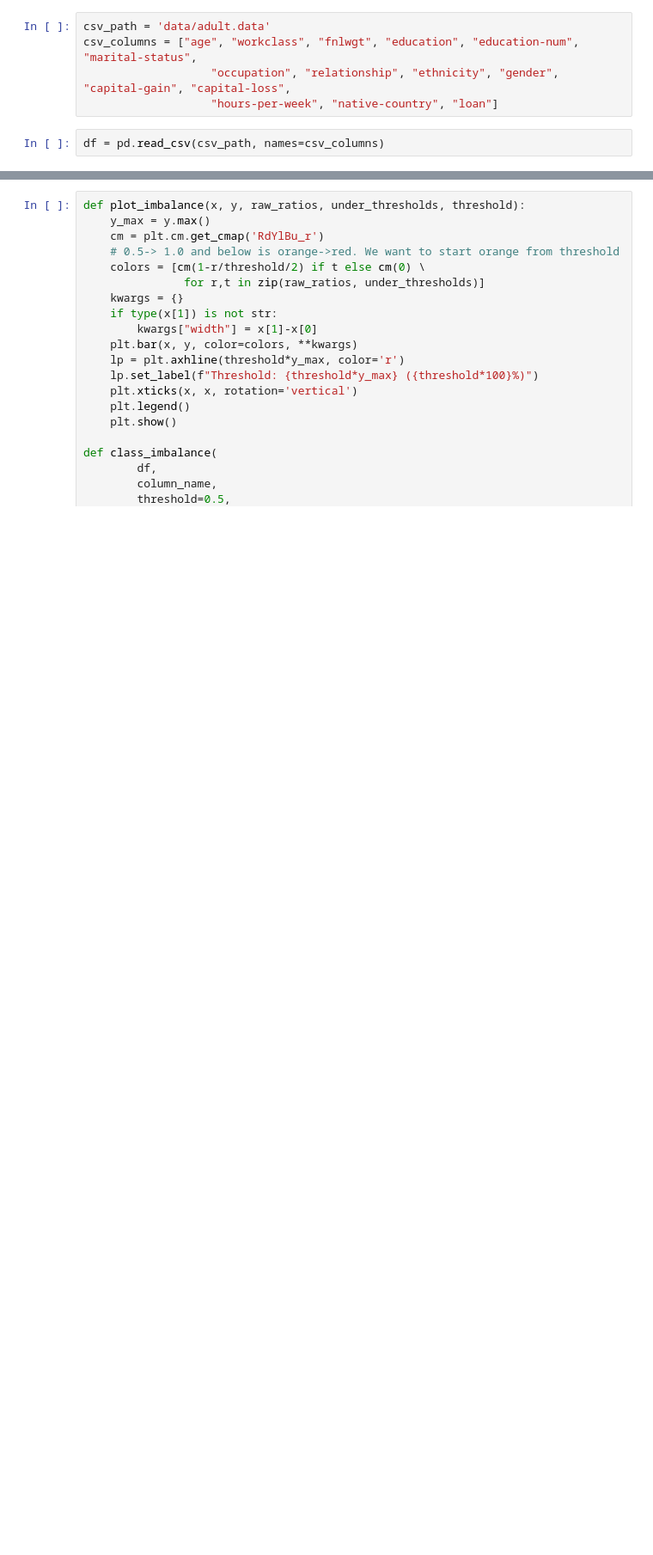
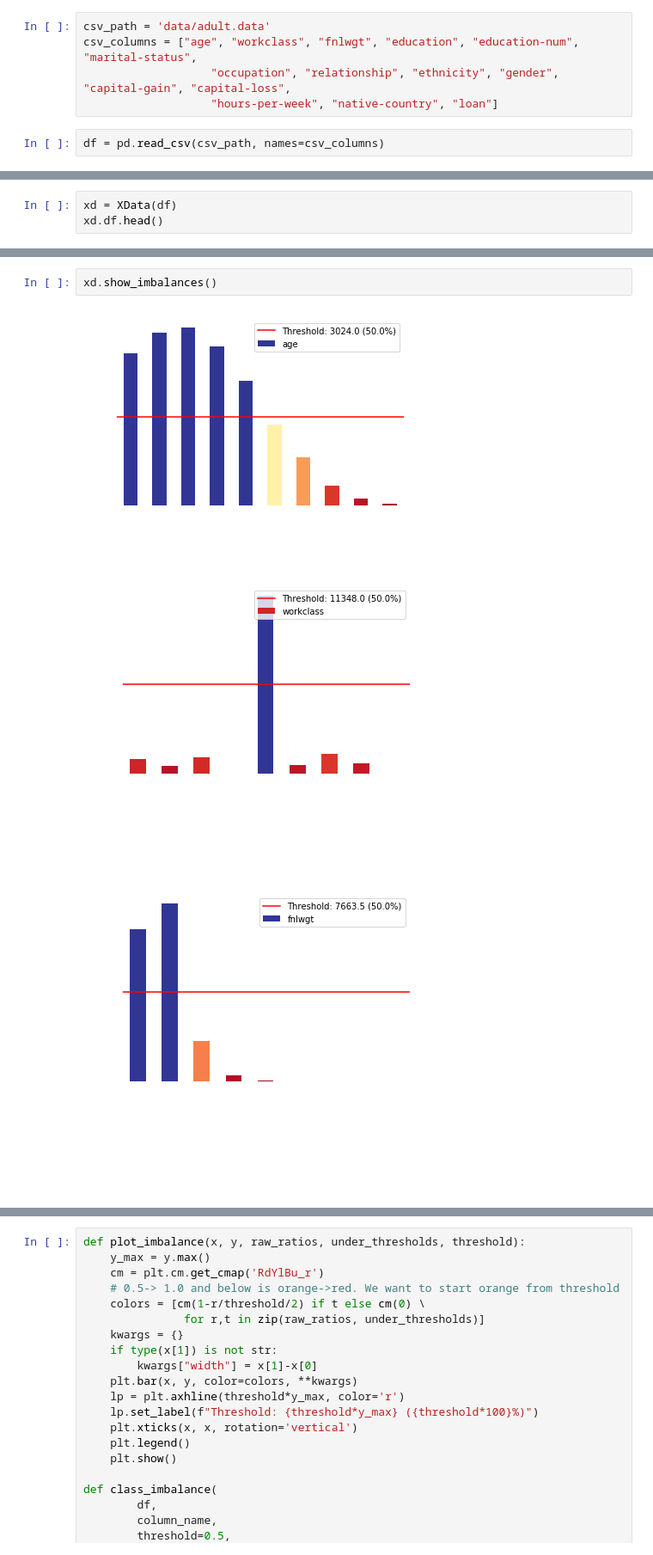
Before and after one commit to EthicalML/xai, a Jupyter notebook: examples/XData Example Usage.ipynb, the cells around one changed output, grey strips where cells are left out. Shown at 86% size. Saved outputs shown, nothing was run; the diff lists cells and outputs as text; blank space fills up the shorter version.

```diff
--- a/examples/XData Example Usage.ipynb
+++ b/examples/XData Example Usage.ipynb
@@ -43,0 +30,3 @@ xd.show_imbalance
+# %%
+xd = XData(df)
+xd.df.head()
@@ -43,0 +40,6 @@ xd.show_imbalance
+# %%
+xd.show_imbalances()
+# %% [output]
+[figure, added]
+[figure, added]
+[figure, added]
```
Also changed, not shown: parts of 8 cells of this notebook, 1 other file.
